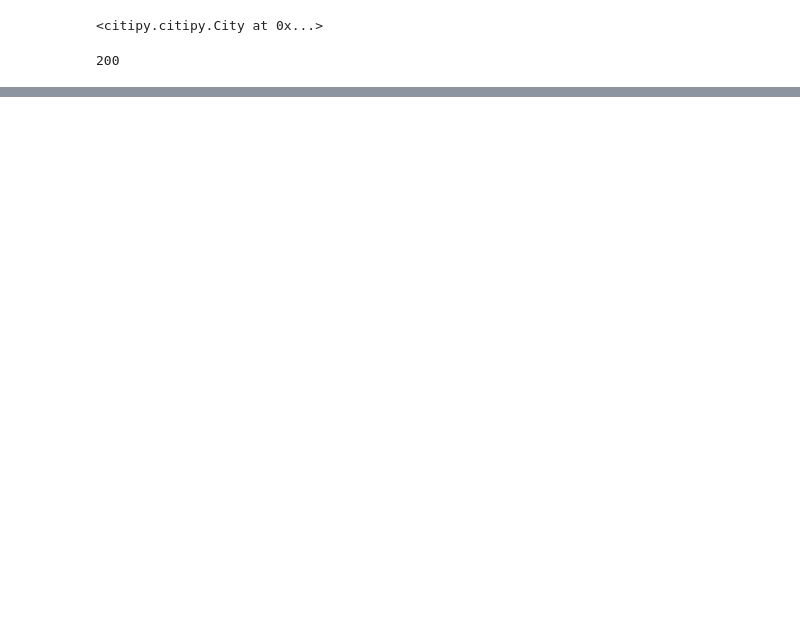
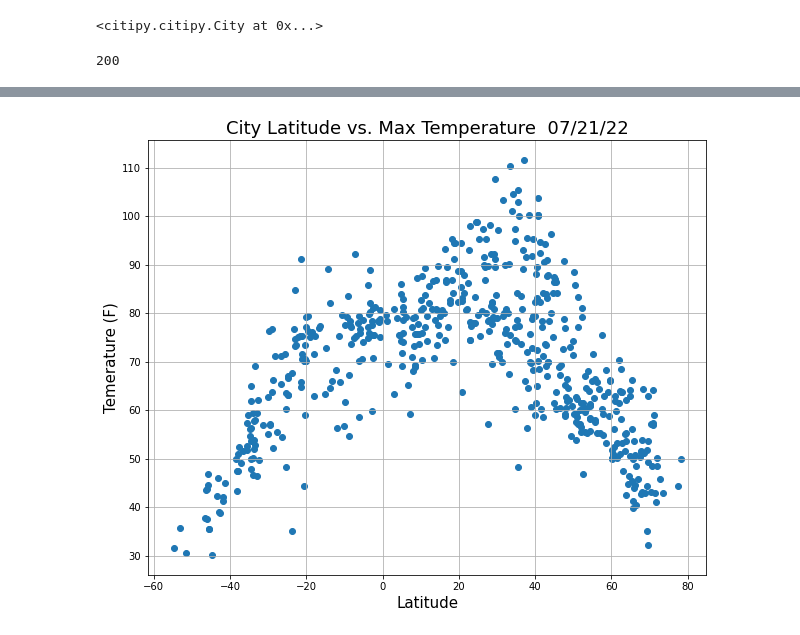
Before and after one commit to Bag0niku/World_Weather_Analysis, a Jupyter notebook: WeatherPy.ipynb, the cells around one changed output, grey strips where cells are left out. Cells and saved outputs as stored; diff of their text form; code cells hidden in the pictures; blank space fills up the shorter version.

Commit message:
graphing the weather data

```diff
--- a/WeatherPy.ipynb
+++ b/WeatherPy.ipynb
@@ -103,10 +109,7 @@ for index in city_df.index:
         city_df['Humidity'][index] = response['main']['humidity']
         city_df['Wind Speed'][index] = response['wind']['speed']
         city_df['Description'][index] = response['weather'][0]['description']
-        city_df['Cloudines'][index] = response['clouds']['all']
+        city_df['Cloudiness'][index] = response['clouds']['all']
     except KeyError:
         print('City:', params['q'], '  |  KeyError, HTTP Code:', response['cod'])
-
-
-city_df
 # %% [output]
@@ -130,0 +146,14 @@ KeyboardInterrupt:
+# %%
+city_df = city_df.replace('', np.nan).dropna()
+city_df = city_df.reset_index().drop('index', axis=1)
+city_df
+# %%
+# Plot the Latitude compared to Max Temperature
+fig, ax = plt.subplots(figsize=(10, 8))
+ax.scatter(city_df['Lat'], city_df['Max Temp'])
+ax.set_title("City Latitude vs. Max Temperature  " + time.strftime('%x'), fontsize=18)
+ax.set_ylabel('Temerature (F)', fontsize=15)
+ax.set_xlabel('Latitude', fontsize=15)
+ax.grid(True)
+# %% [output]
+[figure, added]
```
Also changed, not shown: parts of 10 cells of this notebook.
